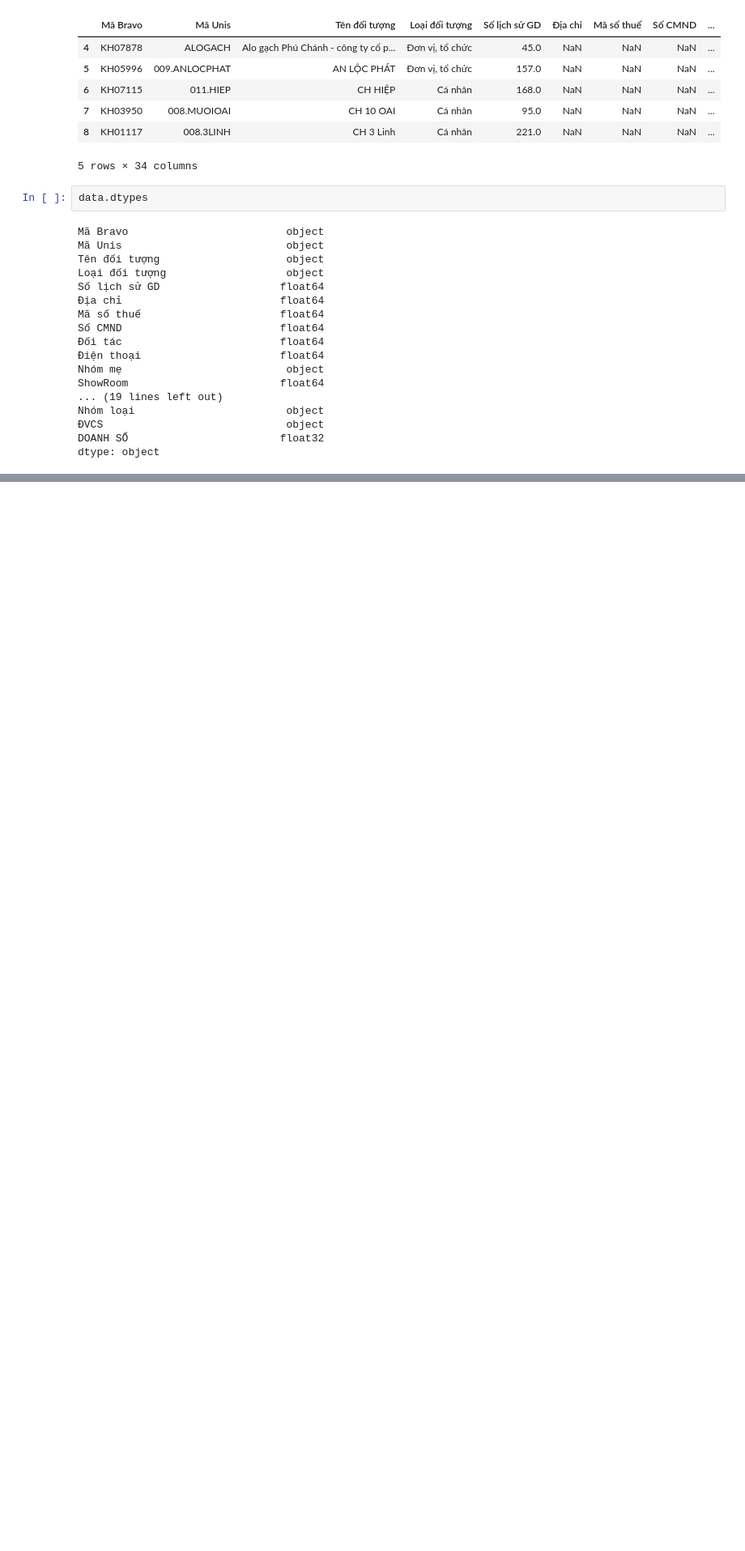
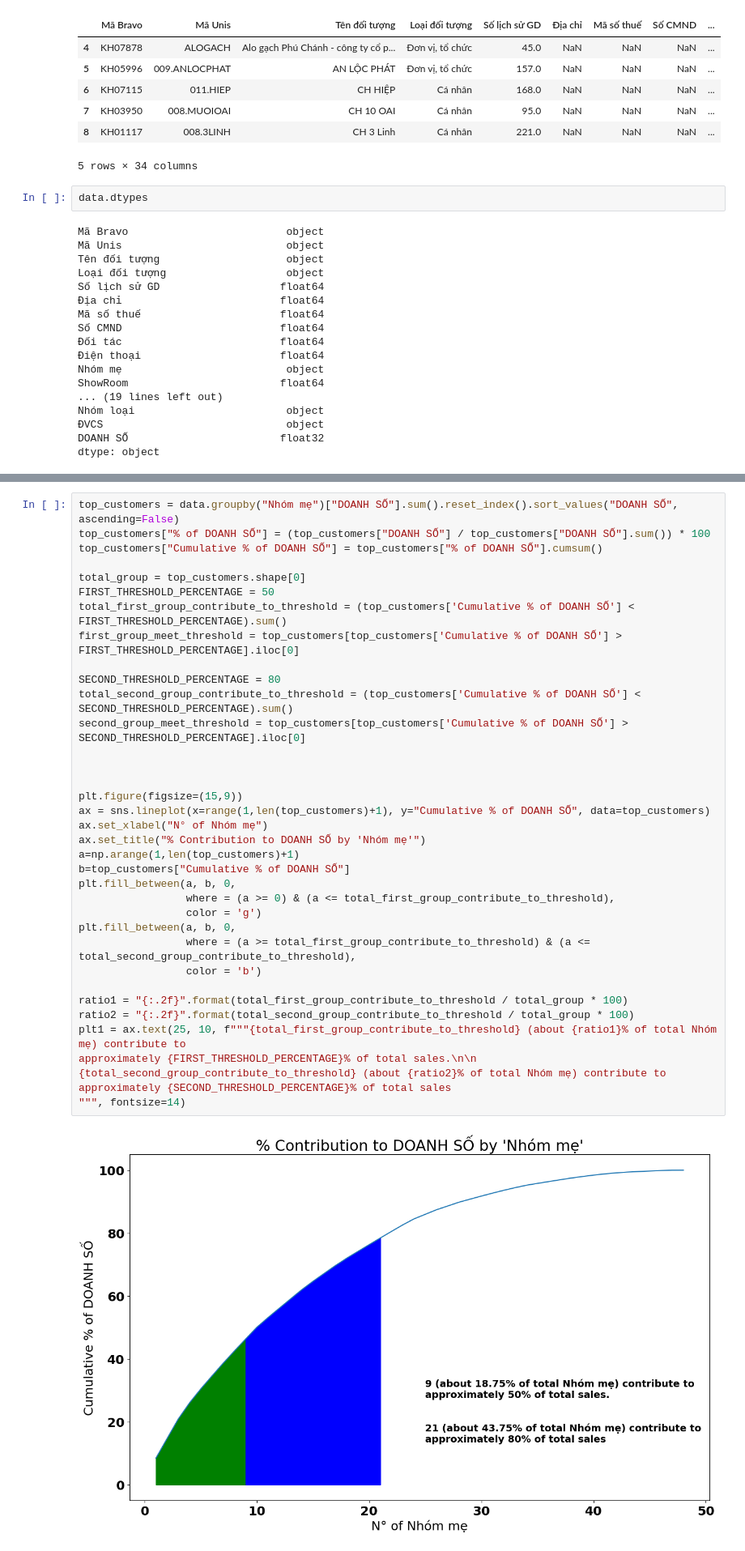
Before and after one commit to techgmartek/ba-analyer-sample, a Jupyter notebook: unis/analyzer/test.ipynb, the cells around one changed output, grey strips where cells are left out. Shown at 81% size. Cells and saved outputs as stored; diff of their text form; blank space fills up the shorter version.

```diff
--- a/unis/analyzer/test.ipynb
+++ b/unis/analyzer/test.ipynb
@@ -82,0 +144,38 @@ dtype: object
+# %%
+top_customers = data.groupby("Nhóm mẹ")["DOANH SỐ"].sum().reset_index().sort_values("DOANH SỐ", ascending=False)
+top_customers["% of DOANH SỐ"] = (top_customers["DOANH SỐ"] / top_customers["DOANH SỐ"].sum()) * 100
+top_customers["Cumulative % of DOANH SỐ"] = top_customers["% of DOANH SỐ"].cumsum()
+
+total_group = top_customers.shape[0]
+FIRST_THRESHOLD_PERCENTAGE = 50
+total_first_group_contribute_to_threshold = (top_customers['Cumulative % of DOANH SỐ'] < FIRST_THRESHOLD_PERCENTAGE).sum()
+first_group_meet_threshold = top_customers[top_customers['Cumulative % of DOANH SỐ'] > FIRST_THRESHOLD_PERCENTAGE].iloc[0]
+
+SECOND_THRESHOLD_PERCENTAGE = 80
+total_second_group_contribute_to_threshold = (top_customers['Cumulative % of DOANH SỐ'] < SECOND_THRESHOLD_PERCENTAGE).sum()
+second_group_meet_threshold = top_customers[top_customers['Cumulative % of DOANH SỐ'] > SECOND_THRESHOLD_PERCENTAGE].iloc[0]
+
+
+
+plt.figure(figsize=(15,9))
+ax = sns.lineplot(x=range(1,len(top_customers)+1), y="Cumulative % of DOANH SỐ", data=top_customers)
+ax.set_xlabel("N° of Nhóm mẹ")
+ax.set_title("% Contribution to DOANH SỐ by 'Nhóm mẹ'")
+a=np.arange(1,len(top_customers)+1)
+b=top_customers["Cumulative % of DOANH SỐ"]
+plt.fill_between(a, b, 0,
+                 where = (a >= 0) & (a <= total_first_group_contribute_to_threshold),
+                 color = 'g')
+plt.fill_between(a, b, 0,
+                 where = (a >= total_first_group_contribute_to_threshold) & (a <= total_second_group_contribute_to_threshold),
+                 color = 'b')
+
+ratio1 = "{:.2f}".format(total_first_group_contribute_to_threshold / total_group * 100)
+ratio2 = "{:.2f}".format(total_second_group_contribute_to_threshold / total_group * 100)
+plt1 = ax.text(25, 10, f"""{total_first_group_contribute_to_threshold} (about {ratio1}% of total Nhóm mẹ) contribute to
+approximately {FIRST_THRESHOLD_PERCENTAGE}% of total sales.\n\n
+{total_second_group_contribute_to_threshold} (about {ratio2}% of total Nhóm mẹ) contribute to
+approximately {SECOND_THRESHOLD_PERCENTAGE}% of total sales
+""", fontsize=14)
+# %% [output]
+[figure, added]
```
Also changed, not shown: parts of 16 cells of this notebook.
